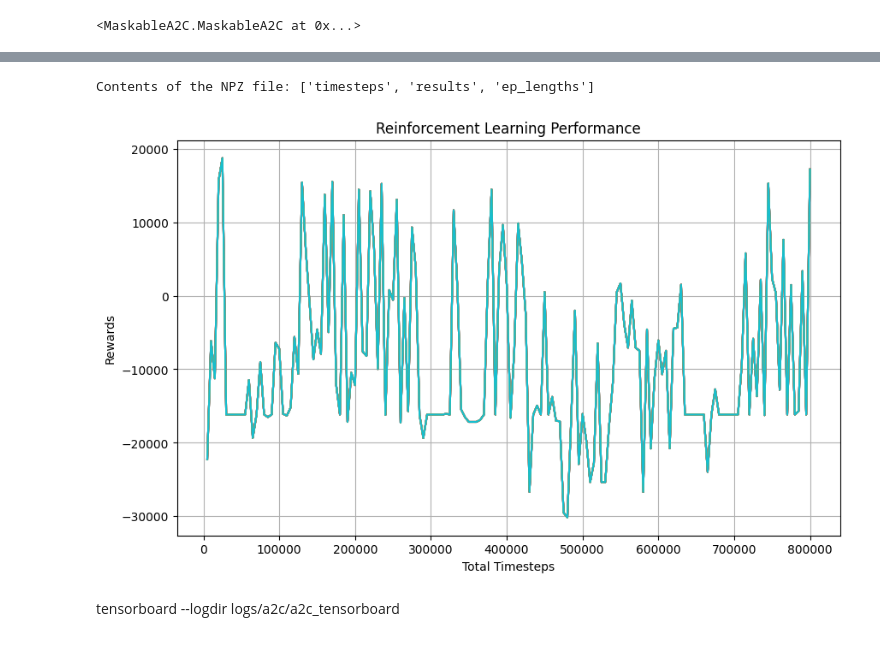
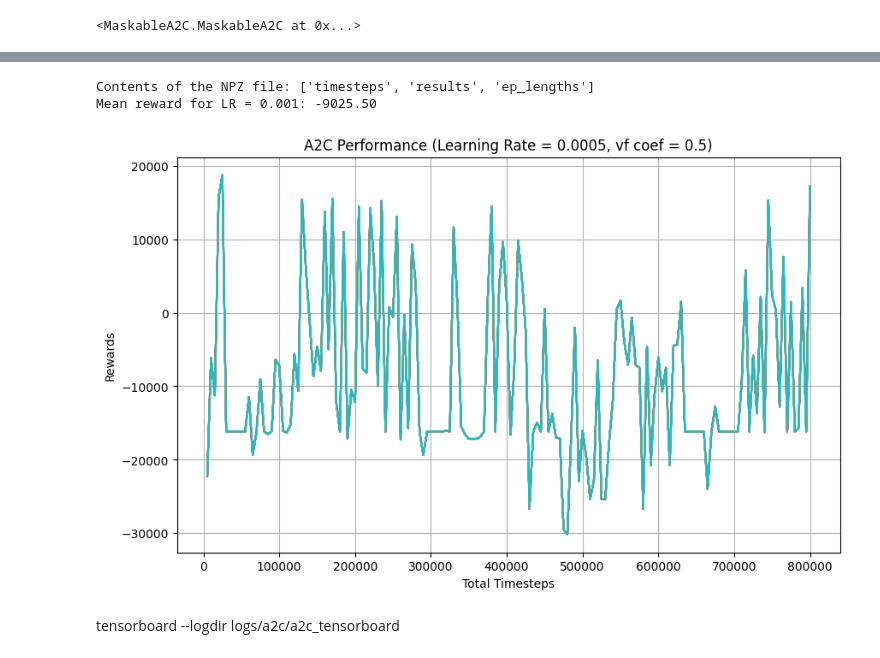
Before and after one commit to TSRay911/ml_assignment, a Jupyter notebook: training/maskable_A2C.ipynb, the cells around one changed output, grey strips where cells are left out. Drawn from its saved outputs; the diff is of its cells as text; code cells hidden in the pictures.

```diff
--- a/training/maskable_A2C.ipynb
+++ b/training/maskable_A2C.ipynb
@@ -166,31 +604,35 @@ Std deviation: 4.874386055035989
 # %%
 import numpy as np
 import matplotlib.pyplot as plt
 
 file_path = 'logs/a2c/a2c_results/evaluations.npz'
 
 try:
     data = np.load(file_path)
     print(f"Contents of the NPZ file: {data.files}")
     timesteps = data['timesteps']
     results = data['results']
 
+    mean_reward = np.mean(results)
+    print(f"Mean reward for {label}: {mean_reward:.2f}")
+
     plt.figure(figsize=(10, 6))
     plt.plot(timesteps, results)
 
-    plt.title('Reinforcement Learning Performance')
+    plt.title('A2C Performance (Learning Rate = 0.0005, vf coef = 0.5)')
     plt.xlabel('Total Timesteps')
     plt.ylabel('Rewards')
     plt.grid(True)
 
 except FileNotFoundError:
     print(f"Error: The file '{file_path}' was not found.")
 except KeyError as e:
     print(f"Error: The key {e} was not found in the NPZ file. Check the contents using data.files.")
 except Exception as e:
     print(f"An unexpected error occurred: {e}")
 # %% [output]
 Contents of the NPZ file: ['timesteps', 'results', 'ep_lengths']
+Mean reward for LR = 0.001: -9025.50
-[figure, old version]
+[figure, new version]
 # %% [markdown]
 tensorboard --logdir logs/a2c/a2c_tensorboard
```
Also changed, not shown: parts of 9 cells of this notebook, 54 other files.
